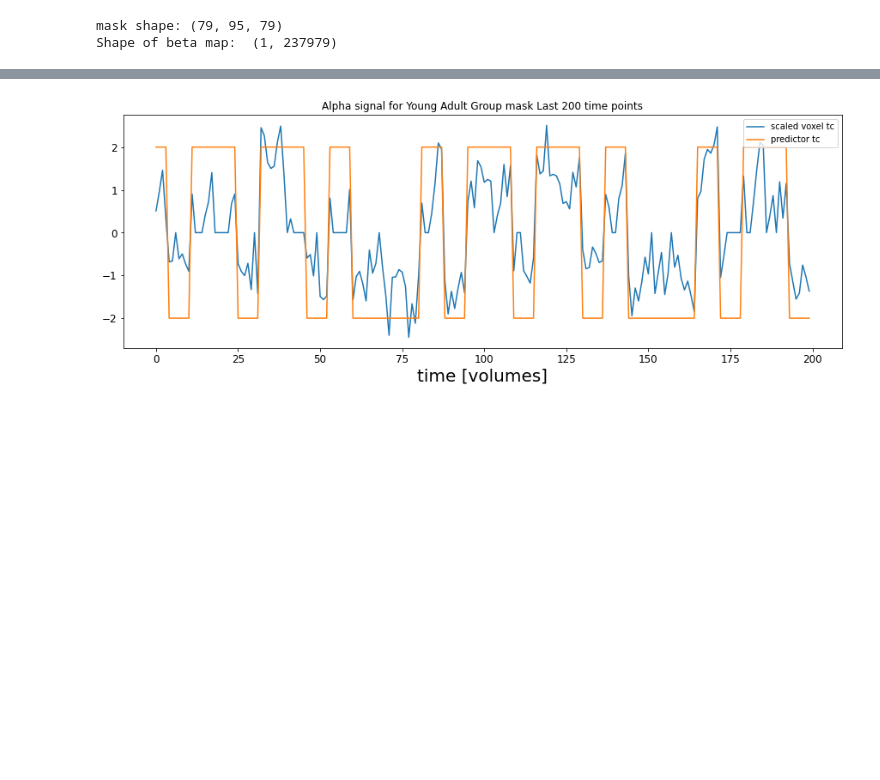
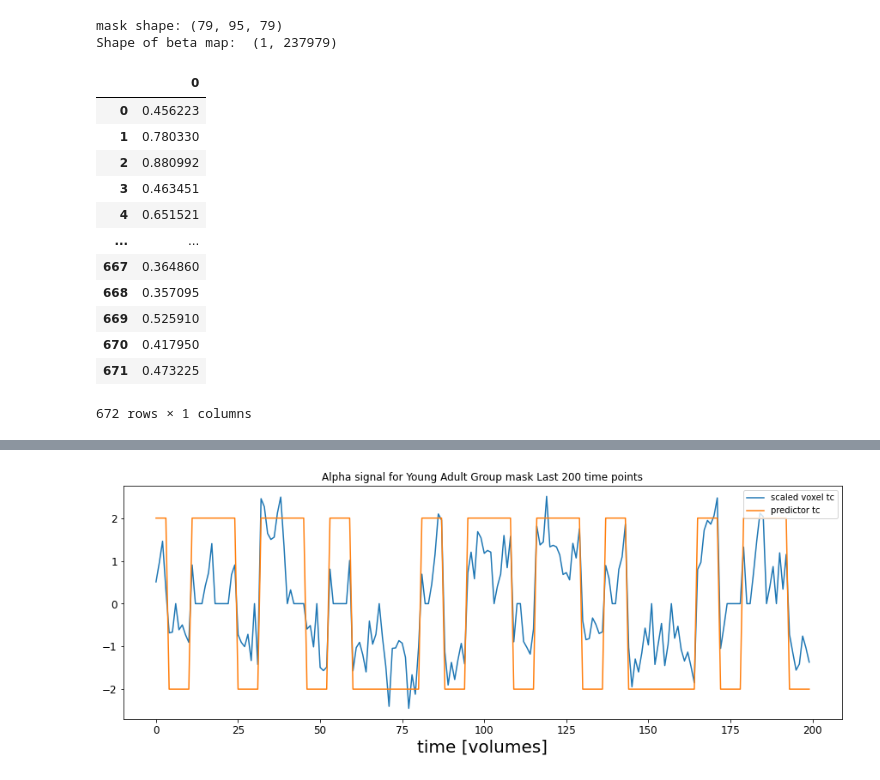
Before and after one commit to staceybeck/teambrainiac, a Jupyter notebook: source/group_svm/Young_Adult_Group_SVM.ipynb, the cells around one changed output, grey strips where cells are left out. Cells and saved outputs as stored; diff of their text form; code cells hidden in the pictures; blank space fills up the shorter version.

```diff
--- a/source/group_svm/Young_Adult_Group_SVM.ipynb
+++ b/source/group_svm/Young_Adult_Group_SVM.ipynb
@@ -414,3 +396,24 @@ plotting.plot_img(bmap3,
                   cmap = "cold_hot",
                   output_file=output_file3
                   )"""
+# %%
+#metric = access_load_data('metrics/group_svm/masksubmPFC/YA_detrend_[2, 3]_masksubmPFC_metrics.pkl', False)
+dfunc = metric['test_dfunc'][0]
+yt = metric['y_t'][0]
+probs = metric['test_probs'][0]
+dfprob = pd.DataFrame(probs)
+dfprob
+# %% [output]
+|  | 0 |
+| 0 | 0.456223 |
+| 1 | 0.780330 |
+| 2 | 0.880992 |
+| 3 | 0.463451 |
+| 4 | 0.651521 |
+| ... | ... |
+| 667 | 0.364860 |
+| 668 | 0.357095 |
+| 669 | 0.525910 |
+| 670 | 0.417950 |
+| 671 | 0.473225 |
+672 rows × 1 columns
```
Also changed, not shown: parts of 12 cells of this notebook.
